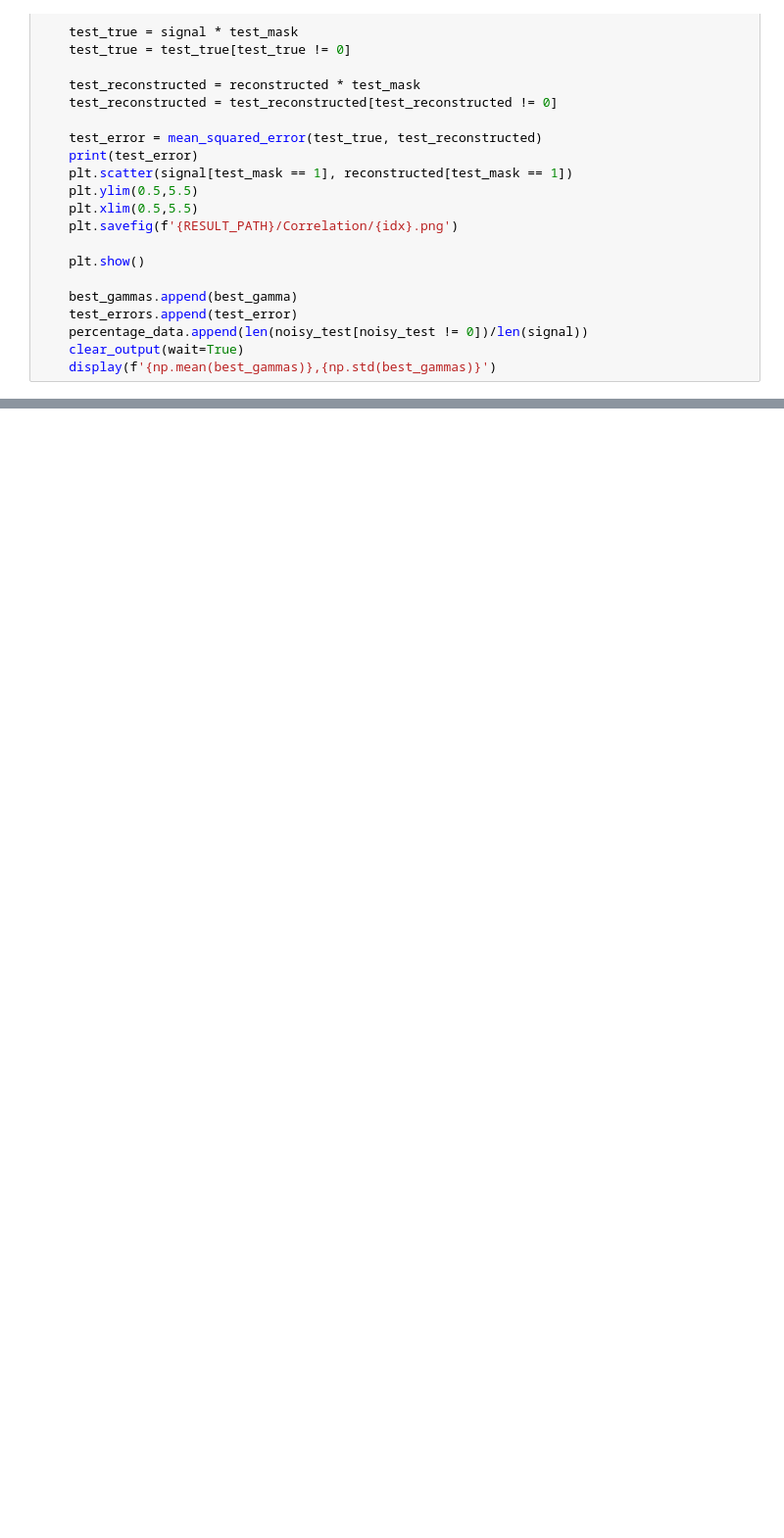
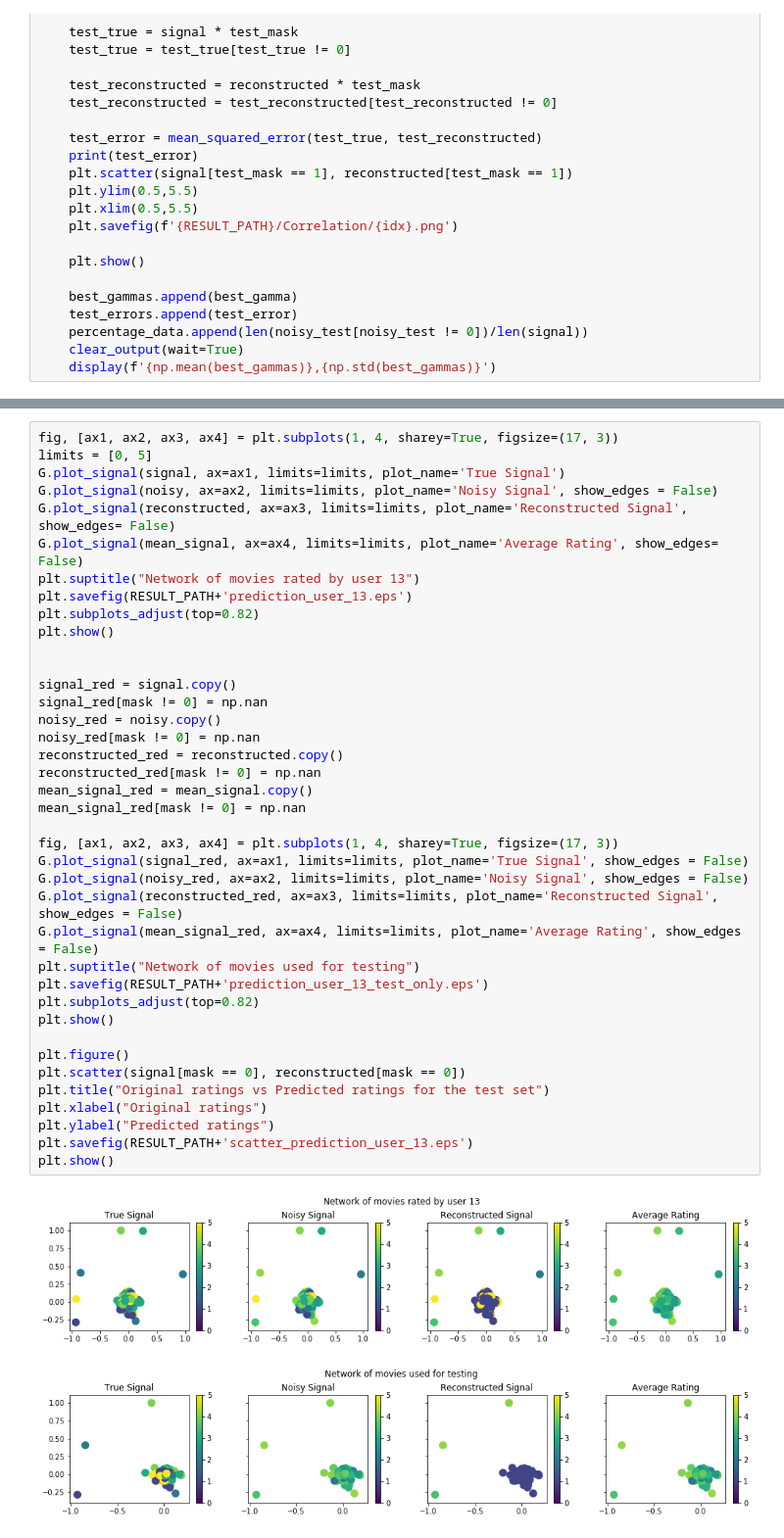
Before and after one commit to Lambo97/MovieRecommendation, a Jupyter notebook: src/tv_regularization2.ipynb, the cells around one changed output, grey strips where cells are left out. Shown at 98% size. Cells and saved outputs as stored; diff of their text form; blank space fills up the shorter version.

```diff
--- a/src/tv_regularization2.ipynb
+++ b/src/tv_regularization2.ipynb
@@ -567,0 +688,42 @@ In this section @Lukas you can do the same analysis but using the movie feature
+# %%
+fig, [ax1, ax2, ax3, ax4] = plt.subplots(1, 4, sharey=True, figsize=(17, 3))
+limits = [0, 5]
+G.plot_signal(signal, ax=ax1, limits=limits, plot_name='True Signal')
+G.plot_signal(noisy, ax=ax2, limits=limits, plot_name='Noisy Signal', show_edges = False)
+G.plot_signal(reconstructed, ax=ax3, limits=limits, plot_name='Reconstructed Signal', show_edges= False)
+G.plot_signal(mean_signal, ax=ax4, limits=limits, plot_name='Average Rating', show_edges= False)
+plt.suptitle("Network of movies rated by user 13")
+plt.savefig(RESULT_PATH+'prediction_user_13.eps')
+plt.subplots_adjust(top=0.82)
+plt.show()
+
+
+signal_red = signal.copy()
+signal_red[mask != 0] = np.nan
+noisy_red = noisy.copy()
+noisy_red[mask != 0] = np.nan
+reconstructed_red = reconstructed.copy()
+reconstructed_red[mask != 0] = np.nan
+mean_signal_red = mean_signal.copy()
+mean_signal_red[mask != 0] = np.nan
+
+fig, [ax1, ax2, ax3, ax4] = plt.subplots(1, 4, sharey=True, figsize=(17, 3))
+G.plot_signal(signal_red, ax=ax1, limits=limits, plot_name='True Signal', show_edges = False)
+G.plot_signal(noisy_red, ax=ax2, limits=limits, plot_name='Noisy Signal', show_edges = False)
+G.plot_signal(reconstructed_red, ax=ax3, limits=limits, plot_name='Reconstructed Signal', show_edges = False)
+G.plot_signal(mean_signal_red, ax=ax4, limits=limits, plot_name='Average Rating', show_edges = False)
+plt.suptitle("Network of movies used for testing")
+plt.savefig(RESULT_PATH+'prediction_user_13_test_only.eps')
+plt.subplots_adjust(top=0.82)
+plt.show()
+
+plt.figure()
+plt.scatter(signal[mask == 0], reconstructed[mask == 0])
+plt.title("Original ratings vs Predicted ratings for the test set")
+plt.xlabel("Original ratings")
+plt.ylabel("Predicted ratings")
+plt.savefig(RESULT_PATH+'scatter_prediction_user_13.eps')
+plt.show()
+# %% [output]
+[figure, added]
+[figure, added]
```
Also changed, not shown: parts of 21 cells of this notebook.
